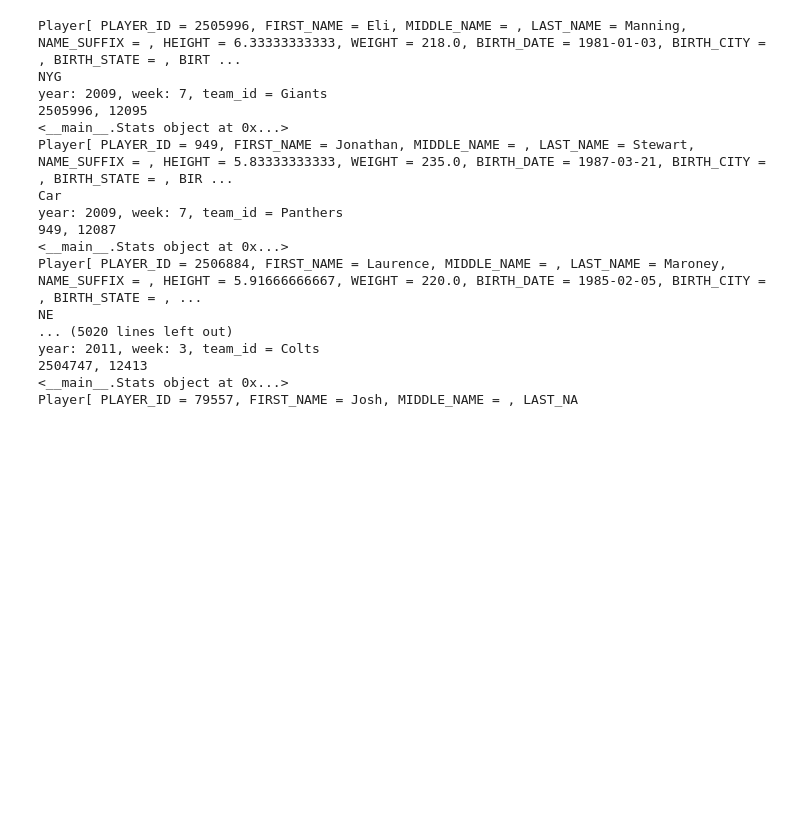
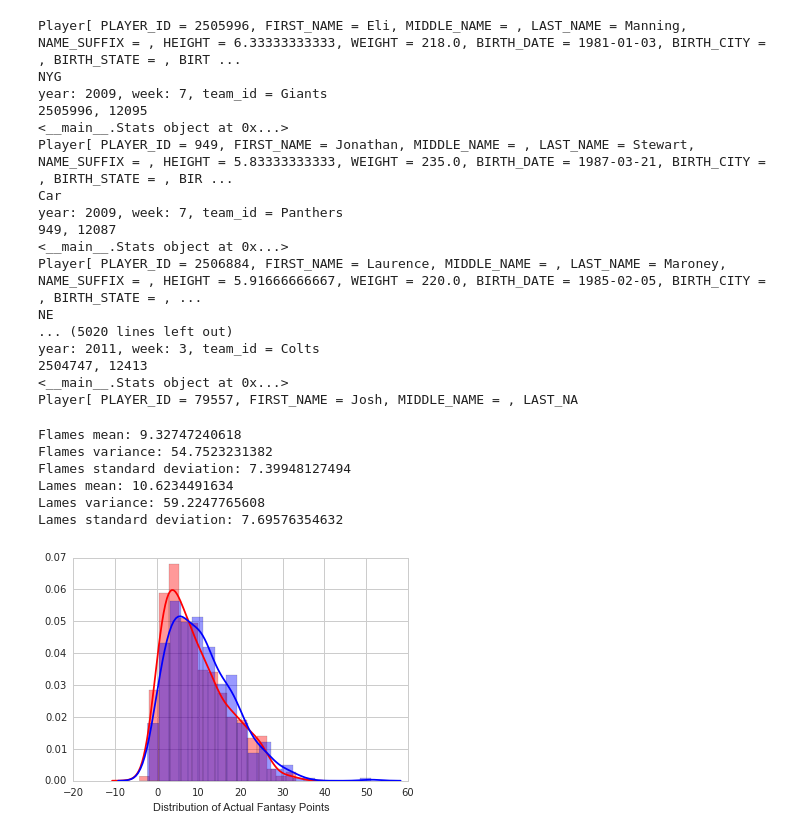
Before and after one commit to bdetweiler/brad-evans-analysis, a Jupyter notebook: Brad Evans Analysis.ipynb, the cells around one changed output. Cells and saved outputs as stored; diff of their text form; code cells hidden in the pictures; blank space fills up the shorter version.

Commit message:
More analysis.

```diff
--- a/Brad Evans Analysis.ipynb
+++ b/Brad Evans Analysis.ipynb
@@ -1616,3 +1616,68 @@ year: 2011, week: 3, team_id = Colts
 2504747, 12413
 <__main__.Stats object at 0x...>
 Player[ PLAYER_ID = 79557, FIRST_NAME = Josh, MIDDLE_NAME = , LAST_NA
+# %%
+%matplotlib inline
+from collections import Counter
+from matplotlib import pyplot as plt
+from storm.locals import *
+import math
+import statistics
+import numpy as np
+import pandas as pd
+import seaborn as sns
+
+from os import listdir
+from os.path import isfile, join
+from os import walk
+
+flames_lames_database = create_database("sqlite:/home/bdetweiler/src/Data Science/brad-evans-analysis/db/flames_lames.db")
+flames_lames_store = Store(flames_lames_database)
+
+flames = flames_lames_store.find(FlamesLames, And(FlamesLames.FLAME_LAME == u'flames', FlamesLames.PLAYER_POSITION != u'DST')).order_by(Desc(FlamesLames.ACT_FANTASY_POINTS))
+lames = flames_lames_store.find(FlamesLames, And(FlamesLames.FLAME_LAME == u'lames', FlamesLames.PLAYER_POSITION != u'DST')).order_by(Asc(FlamesLames.ACT_FANTASY_POINTS))
+
+flames_min = int(math.floor(flames.min(FlamesLames.ACT_FANTASY_POINTS))) - 1
+flames_max = int(math.floor(flames.max(FlamesLames.ACT_FANTASY_POINTS))) + 1
+flames_mean = flames.avg(FlamesLames.ACT_FANTASY_POINTS)
+
+flames_data = []
+for flame in flames:
+    flames_data.append(flame.ACT_FANTASY_POINTS)
+
+flames_variance = statistics.variance(flames_data)
+
+lames_min = int(math.floor(lames.min(FlamesLames.ACT_FANTASY_POINTS))) - 1
+lames_max = int(math.floor(lames.max(FlamesLames.ACT_FANTASY_POINTS))) + 1
+lames_mean = lames.avg(FlamesLames.ACT_FANTASY_POINTS)
+
+lames_data = []
+for lame in lames:
+    lames_data.append(lame.ACT_FANTASY_POINTS)
+
+lames_variance = statistics.variance(lames_data)
+
+dist = sns
+dist.set_style('whitegrid')
+dist.distplot(np.array(flames_data), color='Red', axlabel='Distribution of Actual Fantasy Points')
+dist.distplot(np.array(lames_data), color='Blue')
+
+
+
+print("Flames mean: " + str(flames_mean))
+print("Flames variance: " + str(flames_variance))
+print("Flames standard deviation: " + str(math.sqrt(flames_variance)))
+
+print("Lames mean: " + str(lames_mean))
+print("Lames variance: " + str(lames_variance))
+print("Lames standard deviation: " + str(math.sqrt(lames_variance)))
+
+flames_lames_store.close()
+# %% [output]
+Flames mean: 9.32747240618
+Flames variance: 54.7523231382
+Flames standard deviation: 7.39948127494
+Lames mean: 10.6234491634
+Lames variance: 59.2247765608
+Lames standard deviation: 7.69576354632
+[figure, added]
```
Also changed, not shown: parts of 6 cells of this notebook.
